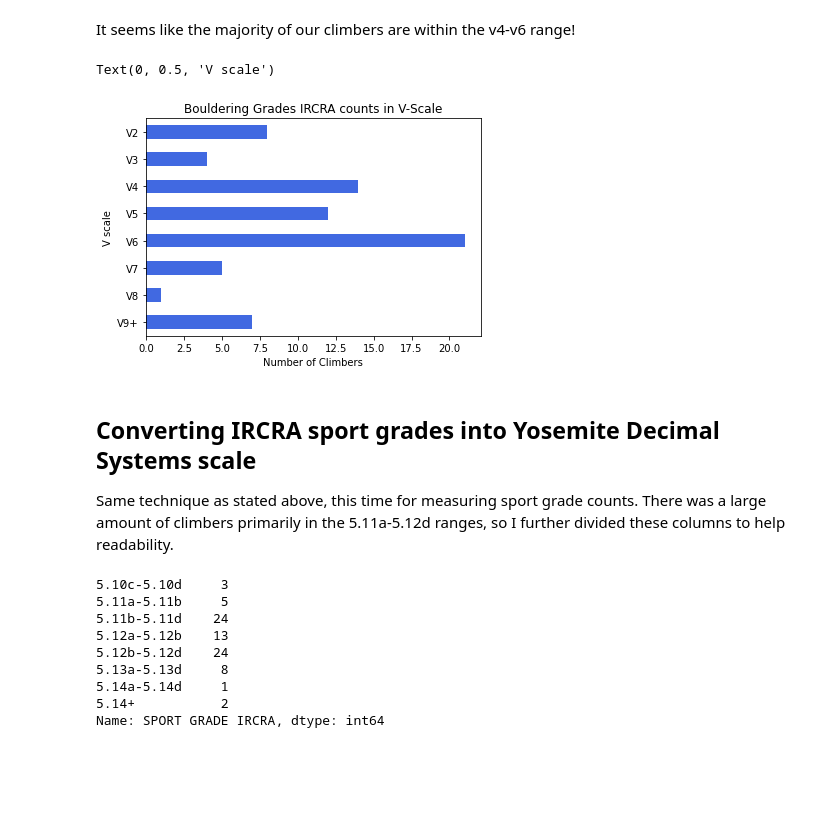
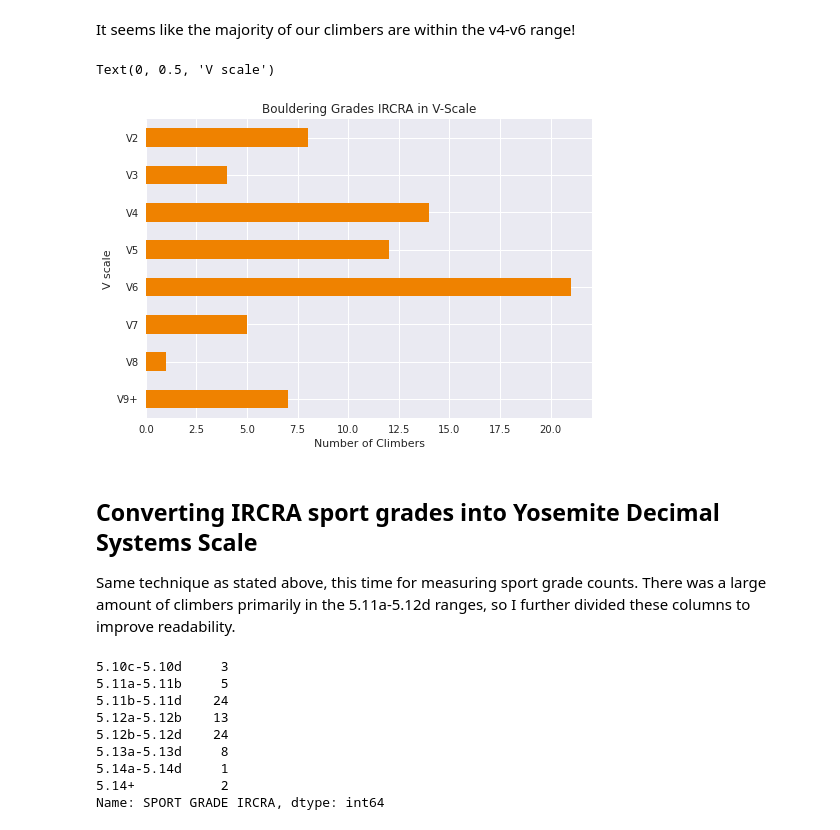
Before and after one commit to haokliao/Critical-Force-Visualization, a Jupyter notebook: EDA_002_notebook.ipynb, the cells around one changed output. Saved outputs shown, nothing was run; the diff lists cells and outputs as text; code cells hidden in the pictures; blank space fills up the shorter version.

Commit message:
4/4 adjusted colors i hate everything

```diff
--- a/EDA_002_notebook.ipynb
+++ b/EDA_002_notebook.ipynb
@@ -61,19 +65,19 @@ v_bin.sort_index(ascending=True)
 
 It seems like the majority of our climbers are within the v4-v6 range!
 # %%
-v_bin.plot(kind='barh',color='royalblue',legend=False)
+v_bin.plot(kind='barh',color='#EF8200',legend=False)
 plt.style.use('seaborn')
 plt.title('Bouldering Grades IRCRA in V-Scale')
 plt.xlabel('Number of Climbers')
 plt.ylabel('V scale')
 # %% [output]
 Text(0, 0.5, 'V scale')
-[figure, old version]
+[figure, new version]
 # %% [markdown]
-## Converting IRCRA sport grades into Yosemite Decimal Systems scale
+## Converting IRCRA sport grades into Yosemite Decimal Systems Scale
 
 Same technique as stated above, this time for measuring sport grade counts.
-There was a large amount of climbers primarily in the 5.11a-5.12d ranges, so I further divided these columns to help readability.
+There was a large amount of climbers primarily in the 5.11a-5.12d ranges, so I further divided these columns to improve readability.
 # %%
 y_bins = [12,14,15.5,17,19.5,22,25,26,29]
 y_bin_labels = ['5.10c-5.10d','5.11a-5.11b','5.11b-5.11d','5.12a-5.12b','5.12b-5.12d','5.13a-5.13d','5.14a-5.14d','5.14+']
```
Also changed, not shown: parts of 8 cells of this notebook, 2 other files.
